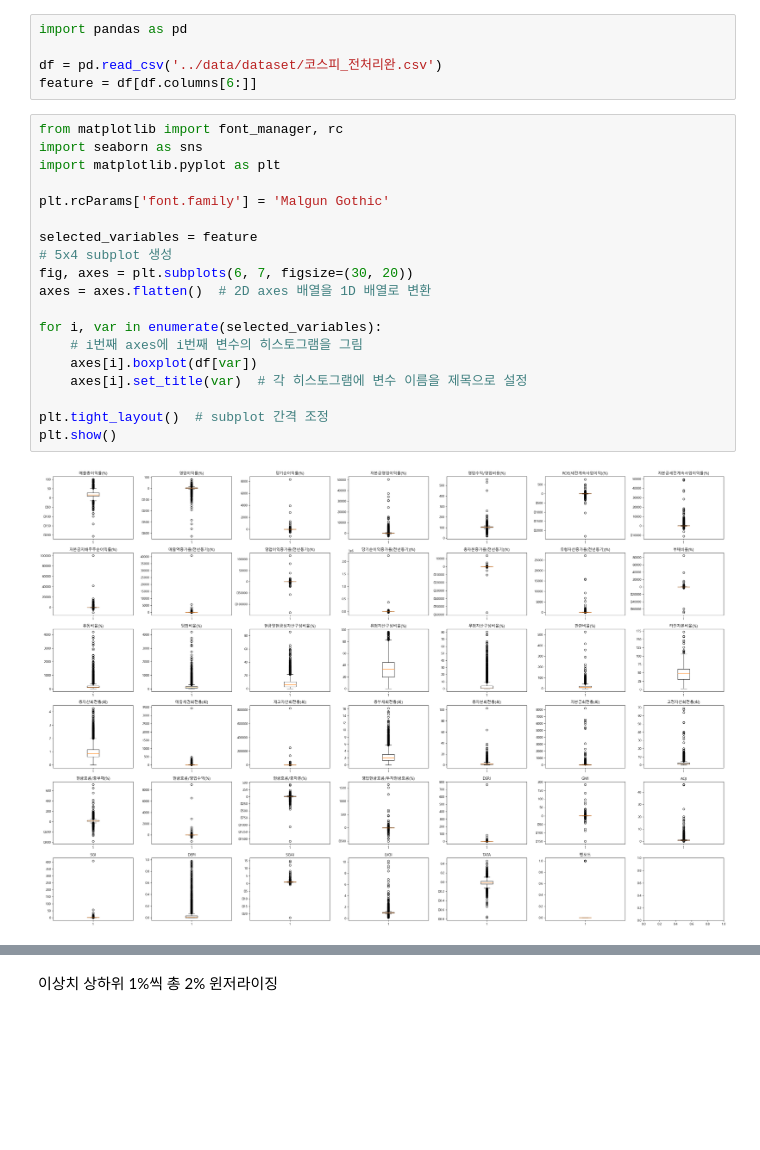
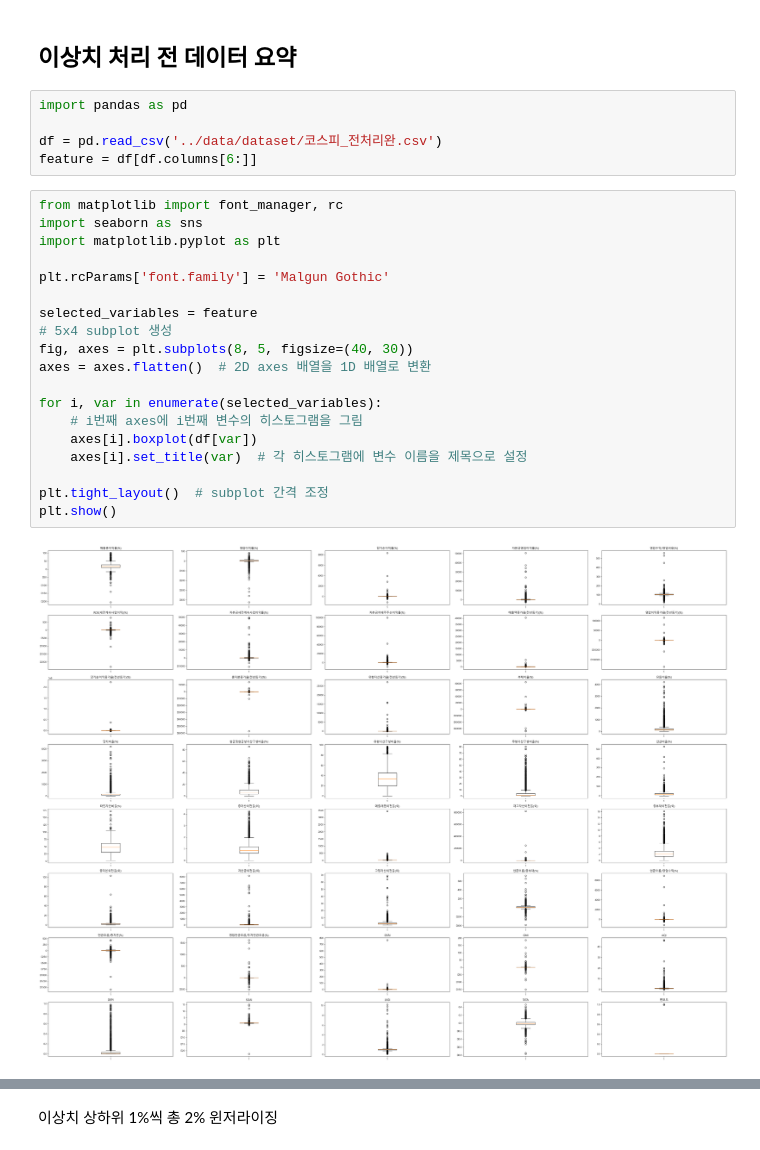
Before and after one commit to po5412409/-, a Jupyter notebook: 02.데이터전처리/3.이상치처리.ipynb, the cells around one changed output, grey strips where cells are left out. Drawn from its saved outputs; the diff is of its cells as text; blank space fills up the shorter version.

```diff
--- a/02.데이터전처리/3.이상치처리.ipynb
+++ b/02.데이터전처리/3.이상치처리.ipynb
@@ -1,3 +1,5 @@
+# %% [markdown]
+## 이상치 처리 전 데이터 요약
 # %%
 import pandas as pd
 
@@ -6,24 +8,24 @@ feature = df[df.columns[6:]]
 # %%
 from matplotlib import font_manager, rc
 import seaborn as sns
 import matplotlib.pyplot as plt
 
 plt.rcParams['font.family'] = 'Malgun Gothic'
 
 selected_variables = feature
 # 5x4 subplot 생성
-fig, axes = plt.subplots(6, 7, figsize=(30, 20))
+fig, axes = plt.subplots(8, 5, figsize=(40, 30))
 axes = axes.flatten()  # 2D axes 배열을 1D 배열로 변환
 
 for i, var in enumerate(selected_variables):
     # i번째 axes에 i번째 변수의 히스토그램을 그림
     axes[i].boxplot(df[var])
     axes[i].set_title(var)  # 각 히스토그램에 변수 이름을 제목으로 설정
 
 plt.tight_layout()  # subplot 간격 조정
 plt.show()
 # %% [output]
-[figure, old version]
+[figure, new version]
 # %%
 df[df.columns[6:-1]].describe()
 # %% [output]
```
Also changed, not shown: parts of 14 cells of this notebook, 14 other files.
